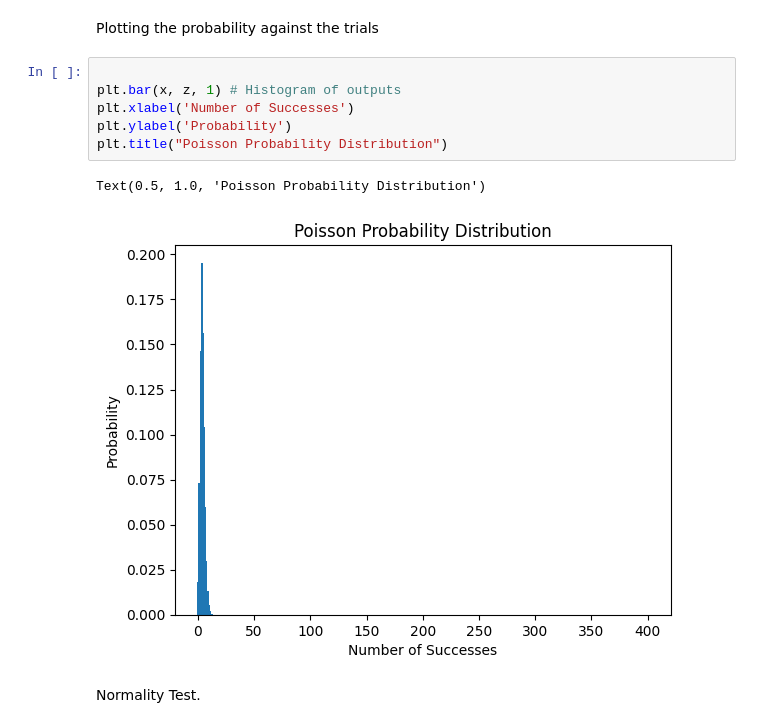
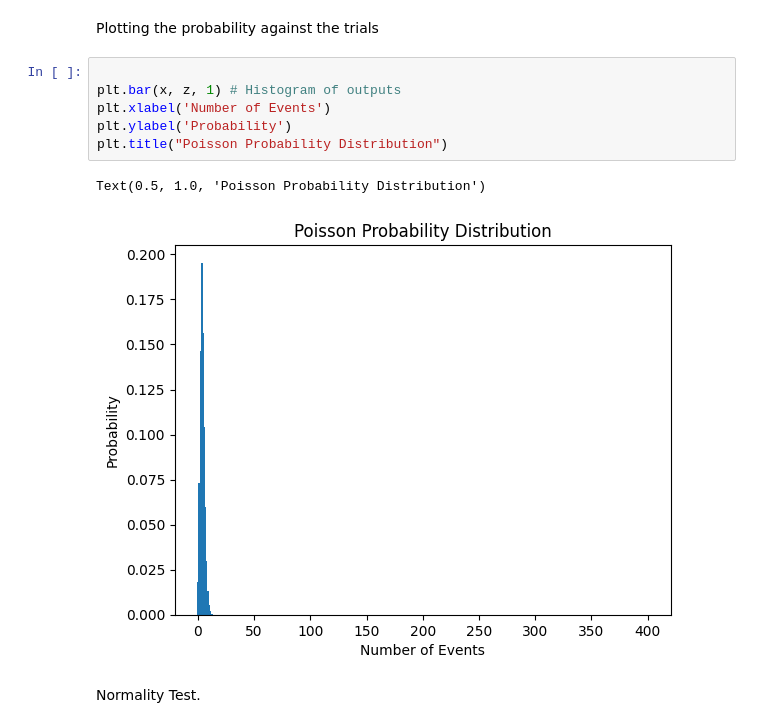
Before and after one commit to StormGear/ProbabilityTheory, a Jupyter notebook: PythonKernel/basics.ipynb, the cells around one changed output. Cells and saved outputs as stored; diff of their text form.

```diff
--- a/PythonKernel/basics.ipynb
+++ b/PythonKernel/basics.ipynb
@@ -88,12 +88,12 @@ Plotting the probability against the trials
 # %%
 
 plt.bar(x, z, 1) # Histogram of outputs
-plt.xlabel('Number of Successes')
+plt.xlabel('Number of Events')
 plt.ylabel('Probability')
 plt.title("Poisson Probability Distribution")
 # %% [output]
 Text(0.5, 1.0, 'Poisson Probability Distribution')
-[figure, old version]
+[figure, new version]
 # %% [markdown]
 Normality Test.
 # %%
```
Also changed, not shown: parts of 10 cells of this notebook, 1 other file.
